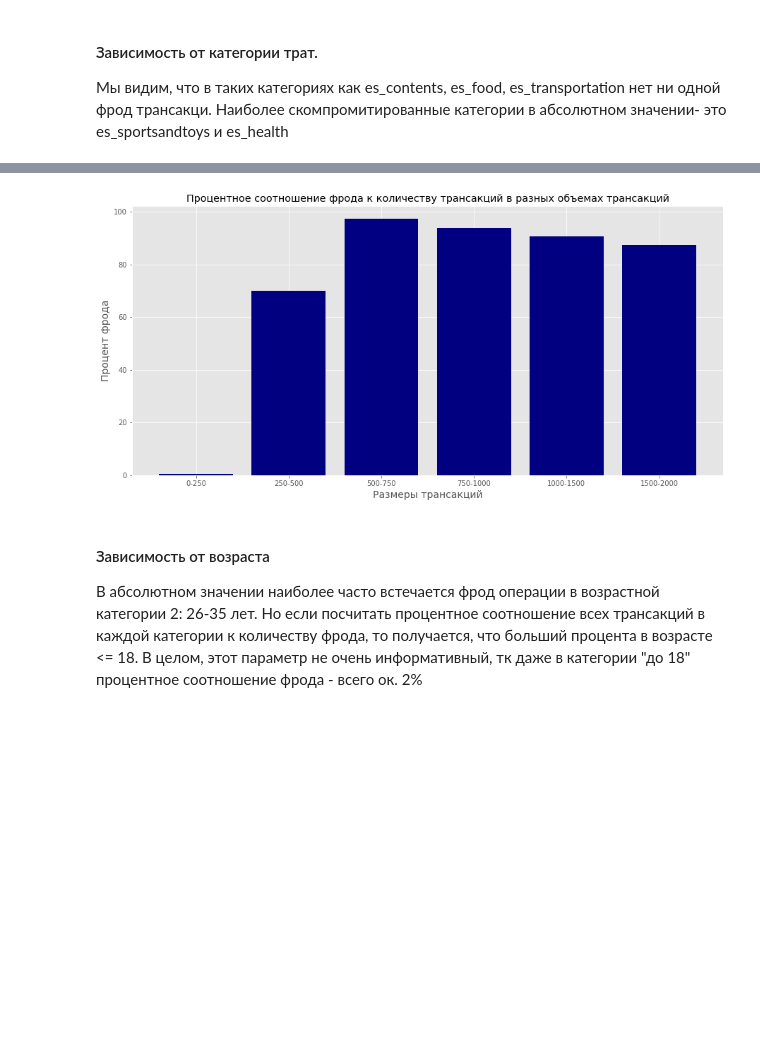
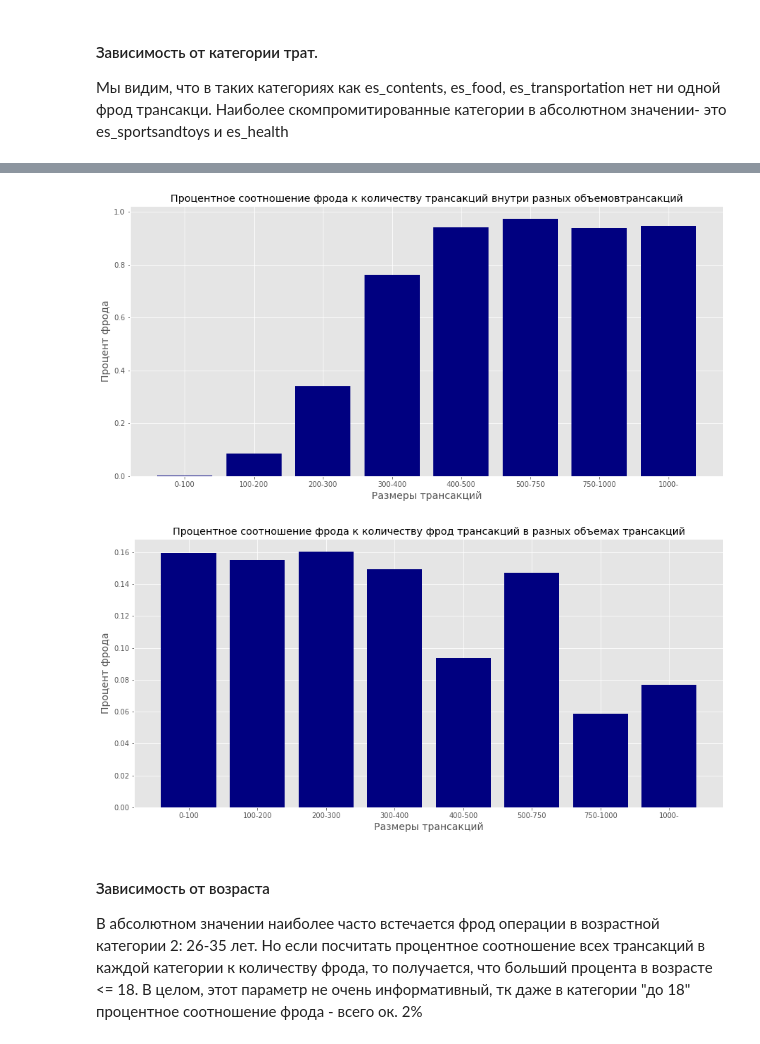
Before and after one commit to Natawren/DA_sber, a Jupyter notebook: final/Fraud.ipynb, the cells around one changed output, grey strips where cells are left out. Saved outputs shown, nothing was run; the diff lists cells and outputs as text; code cells hidden in the pictures; blank space fills up the shorter version.

```diff
--- a/final/Fraud.ipynb
+++ b/final/Fraud.ipynb
@@ -75,9 +75,11 @@ df.head(5)
 def get_fraud_perc(column, df, df_fraud, ascending = False):
     df_fraud = df_fraud[[column, 'fraud']].groupby(column).count().sort_values(by=['fraud'], ascending = False)
     df_all = df[[column, 'fraud']].groupby(column).count().sort_values(by=['fraud'], ascending = False)
-    df_perc = df_fraud.merge(df_all, on = column, suffixes=('_', '_all'))
-    df_perc['perc'] = df_perc.fraud_ / df_perc.fraud_all *100
-    return df_perc.sort_values(by='perc',  ascending = ascending)
+    df_perc = df_all.merge(df_fraud, on = column,how='left', suffixes=('_all', '_'))
+    df_perc[f'{column}'+'_perc'] = df_perc.fraud_ / df_perc.fraud_all
+    df_perc[f'{column}'+'_perc_all'] = df_perc.fraud_ / df_fraud.fraud.sum()
+
+    return df_perc.fillna(0)
 # %% [markdown]
 ##### Функция для графиков
 # %%
@@ -248,14 +198,15 @@ df_nonfraud.sort_values(by=['amount'], ascending = False)
 # %%
-amount = ['0-250', '250-500','500-750', '750-1000','1000-1500', '1500-2000']
+amount = ['0-100', '100-200','200-300', '300-400','400-500', '500-750', '750-1000', '1000-']
 df_amount_fraud = df_fraud.copy()
-df_amount_fraud['chunk'] = pd.cut(df_amount_fraud.amount, [0, 250, 500, 750, 1000,1500, 2000],
+df_amount_fraud['chunk'] = pd.cut(df_amount_fraud.amount, [0, 100,200, 300,400, 500, 750, 1000, 5000],
                            labels=amount,
                            right=False,
                            include_lowest=True)
 df_amount_all = df.copy()
-df_amount_all['chunk'] = pd.cut(df_amount_all.amount, [0, 250, 500, 750, 1000,1500, 2000],
+df['chunk'] = pd.cut(df_amount_all.amount, [0, 100,200, 300,400, 500, 750, 1000, 5000],
                            labels=amount,
                            right=False,
                            include_lowest=True)
 # %%
-df_amount = get_fraud_perc('chunk', df_amount_all, df_amount_fraud).sort_values(by='chunk')
+df_amount = get_fraud_perc('chunk', df, df_amount_fraud).sort_values(by='chunk')
+df_amount
@@ -262,11 +224,17 @@ df_amount = get_fraud_perc('chunk', df_amount_all, df_amount_fraud).sort_values(
 # %%
-make_bar_plot("Процентное соотношение фрода к количеству трансакций в разных объемах трансакций",
+make_bar_plot("Процентное соотношение фрода к количеству трансакций внутри разных объемовтрансакций",
               df_amount.index,
-              df_amount.perc,
+              df_amount.chunk_perc,
               "Размеры трансакций",
               "Процент фрода")
+make_bar_plot("Процентное соотношение фрода к количеству фрод трансакций в разных объемах трансакций",
+              df_amount.index,
+              df_amount.chunk_perc_all,
+              "Размеры трансакций",
+              "Процент фрода")
 # %% [output]
-[figure, old version]
+[figure, new version]
+[figure, added]
 # %% [markdown]
 #### Зависимость от возраста
 
```
Also changed, not shown: parts of 48 cells of this notebook.
